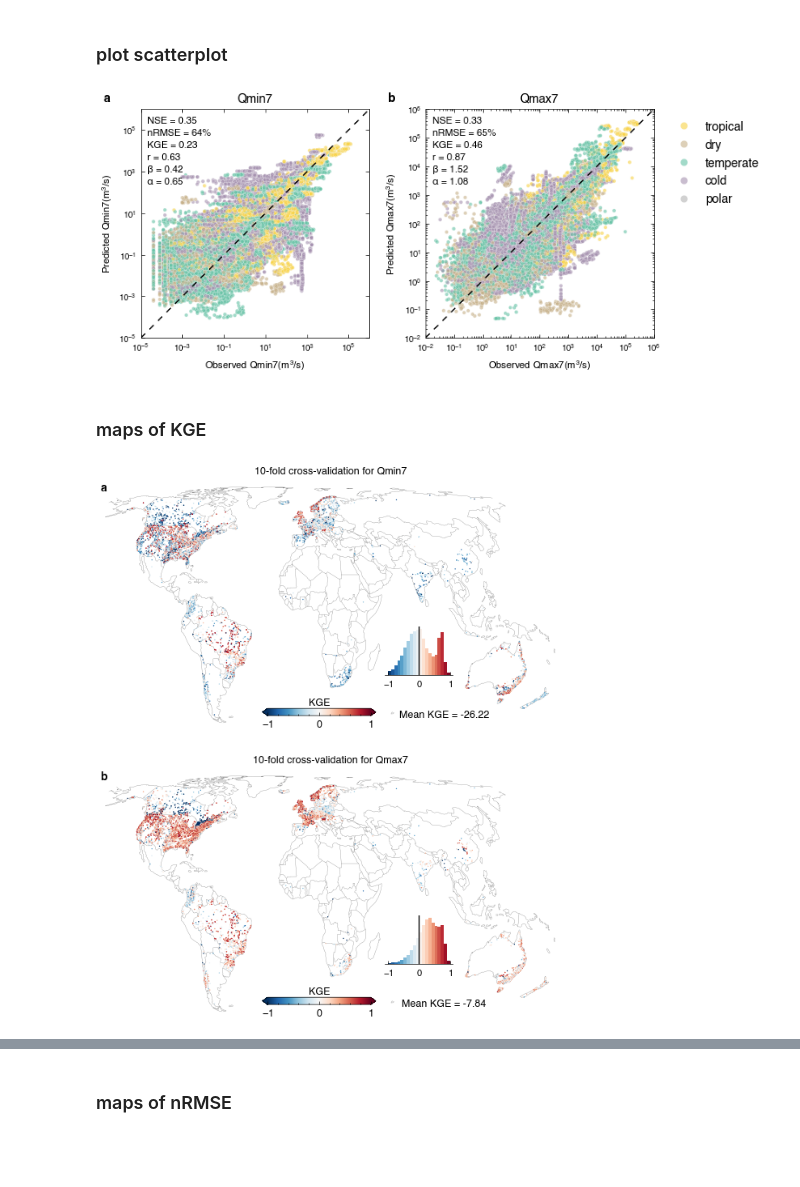
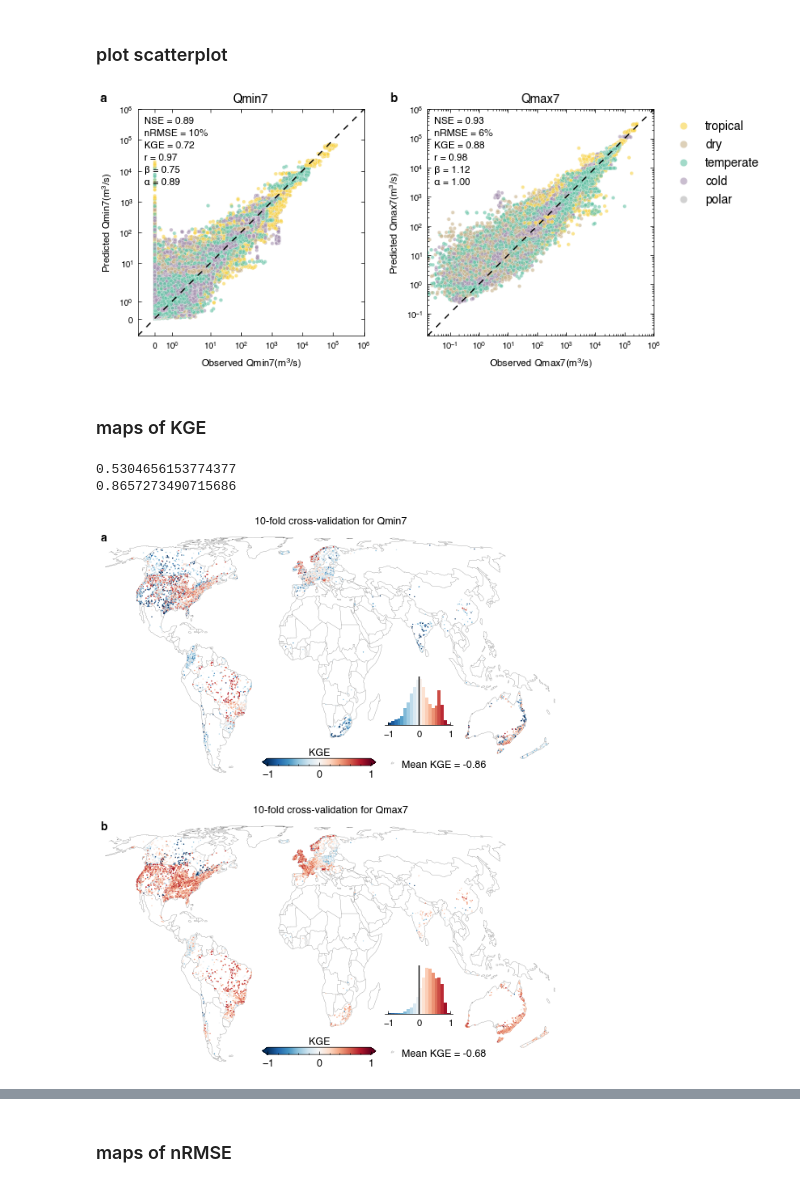
Before and after one commit to zhangboen/lulc_flood, a Jupyter notebook: plot_ml_flood.ipynb, the cells around one changed output, grey strips where cells are left out. Saved outputs shown, nothing was run; the diff lists cells and outputs as text; code cells hidden in the pictures; blank space fills up the shorter version.

```diff
--- a/plot_ml_flood.ipynb
+++ b/plot_ml_flood.ipynb
@@ -21,8 +21,9 @@ font_manager.fontManager.addfont(os.environ['DATA']+'/fonts/Helvetica/Helvetica.
 font_manager.fontManager.addfont(os.environ['DATA']+'/fonts/Helvetica/Helvetica-Bold.ttf')
 plt.rc('font', size = 12, family = 'Helvetica')
 
-df_Qmax7 = pd.read_csv('../results/rf_cv10_Qmax7_raw_result.csv')
-df_Qmin7 = pd.read_csv('../results/rf_cv10_Qmin7_raw_result.csv')
+model = 'rf'
+df_Qmax7 = pd.read_csv(f'../results/{model}_cv10_Qmax7_raw_result_MSWX.csv')
+df_Qmin7 = pd.read_csv(f'../results/{model}_cv10_Qmin7_raw_result_MSWX.csv')
 
 palette = {'tropical':'#F8D347','dry':'#C7B18A','temperate':"#65C2A5",'cold':"#a692b0",'polar':"#B3B3B3"}
 # %% [markdown]
@@ -81,37 +82,37 @@ fig.savefig(f'../picture/length_of_records.png', dpi = 600)
 # %%
 fig, axes = plt.subplots(1, 2, figsize = (8, 4))
 plot_scatter(df_Qmin7.Q.values,
             df_Qmin7['pred'].values,
             df_Qmin7.climate_label.values,
             'Observed Qmin7' + '($\mathregular{m^3/s}$)',
             'Predicted Qmin7' +  '($\mathregular{m^3/s}$)',
             normColor = 'norm',
             palette = palette,
             fontsize = 8,
             legend = False,
             ax = axes[0])
 axes[0].set_title('Qmin7', fontsize = 10)
 plot_scatter(df_Qmax7.Q.values,
             df_Qmax7['pred'].values,
             df_Qmax7.climate_label.values,
             'Observed Qmax7' + '($\mathregular{m^3/s}$)',
             'Predicted Qmax7' +  '($\mathregular{m^3/s}$)',
             normColor = 'norm',
             palette = palette,
             fontsize = 8,
             ax = axes[1])
 sns.move_legend(axes[1], 'upper left', bbox_to_anchor = (1.03, 1), markerscale = 2, fontsize = 10)
 axes[1].set_title('Qmax7', fontsize = 10)
 axes[0].text(-.15, 1.05, 'a', weight = 'bold', ha = 'center', va = 'center', fontsize = 10, transform = axes[0].transAxes)
 axes[1].text(-.15, 1.05, 'b', weight = 'bold', ha = 'center', va = 'center', fontsize = 10, transform = axes[1].transAxes)
-axes[0].set_xlim(1e-5, 1e6)
-axes[0].set_ylim(1e-5, 1e6)
-axes[1].set_xlim(1e-2, 1e6)
-axes[1].set_ylim(1e-2, 1e6)
+axes[0].set_xlim(-1, 1e6)
+axes[0].set_ylim(-1, 1e6)
+axes[1].set_xlim(-1, 1e6)
+axes[1].set_ylim(-1, 1e6)
 fig.tight_layout()
-fig.savefig('../picture/scatter_cv10_rf.png', dpi = 600)
+fig.savefig(f'../picture/scatter_cv10_{model}_multi_meteo_MSWX.png', dpi = 600)
 # %% [output]
-[figure, old version]
+[figure, new version]
 # %% [markdown]
 ### maps of KGE
 # %%
@@ -127,6 +128,7 @@ for i,name in enumerate(['Qmin7','Qmax7']):
         lambda x: pd.Series(
             he.kge(x.pred.values, x.Q.values).squeeze(), index = ['KGE','r','alpha','beta'])
     ).reset_index()
+    print(df_sta.loc[df_sta.KGE>0,:].shape[0]/df_sta.shape[0])
     lons = df_sta.ohdb_longitude.values
     lats = df_sta.ohdb_latitude.values
     vals = df_sta['KGE'].values
@@ -140,6 +142,8 @@ for i,name in enumerate(['Qmin7','Qmax7']):
     ave0 = df_sta.KGE.mean()
     ax.text(.75, .05, 'Mean KGE = %.2f'%ave0, transform = ax.transAxes, ha = 'center', va = 'top', fontsize = 9)
     ax.text(0, 1, ['a','b'][i], transform = ax.transAxes, ha = 'center', va = 'top', fontsize = 10, weight = 'bold')
-fig.savefig(f'../picture/map_kge_cv10_rf.png', dpi = 600)
+fig.savefig(f'../picture/map_kge_cv10_{model}_multi_meteo_MSWX.png', dpi = 600)
 # %% [output]
+0.5304656153774377
+0.8657273490715686
-[figure, old version]
+[figure, new version]
```
Also changed, not shown: parts of 13 cells of this notebook, 31 other files.
